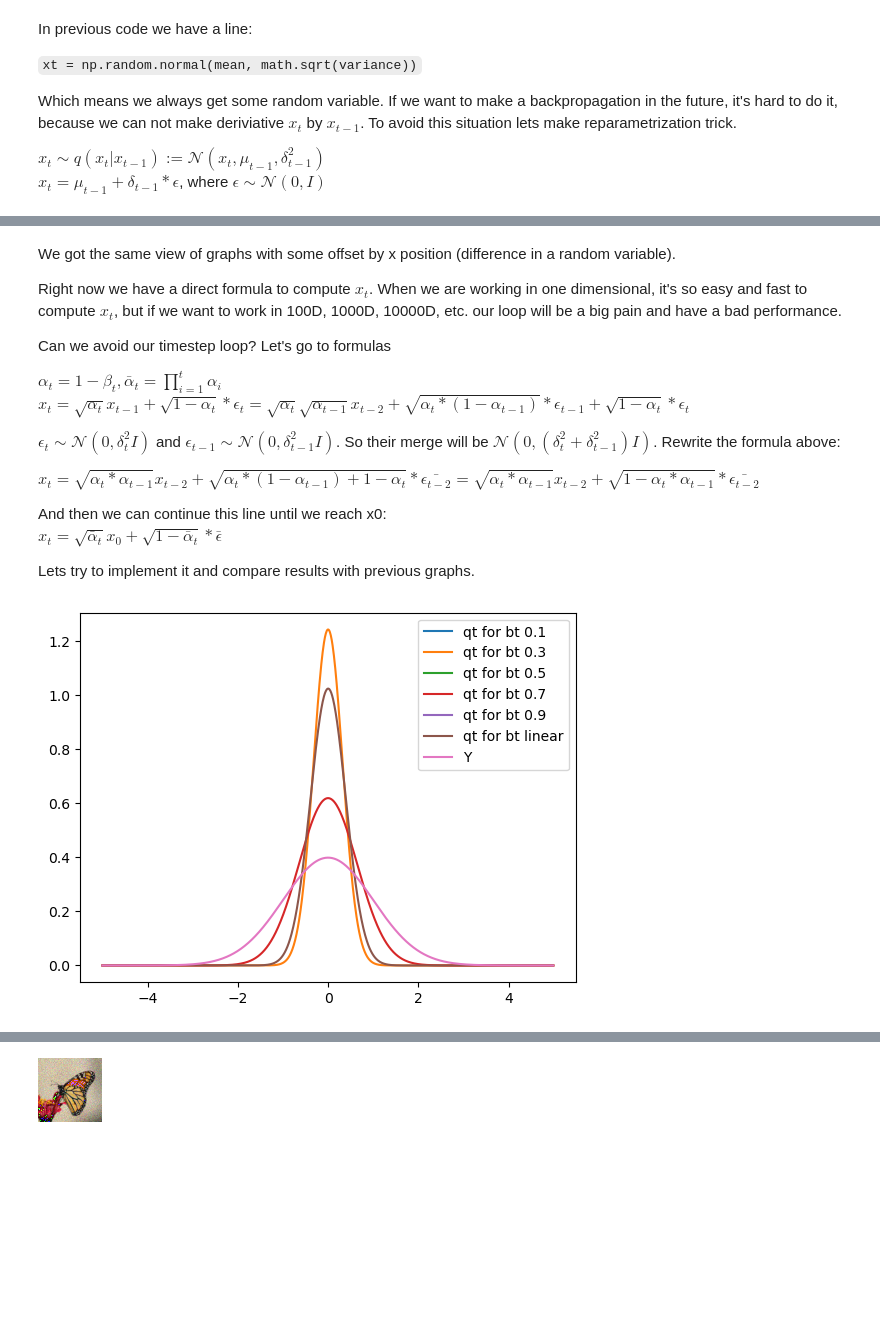
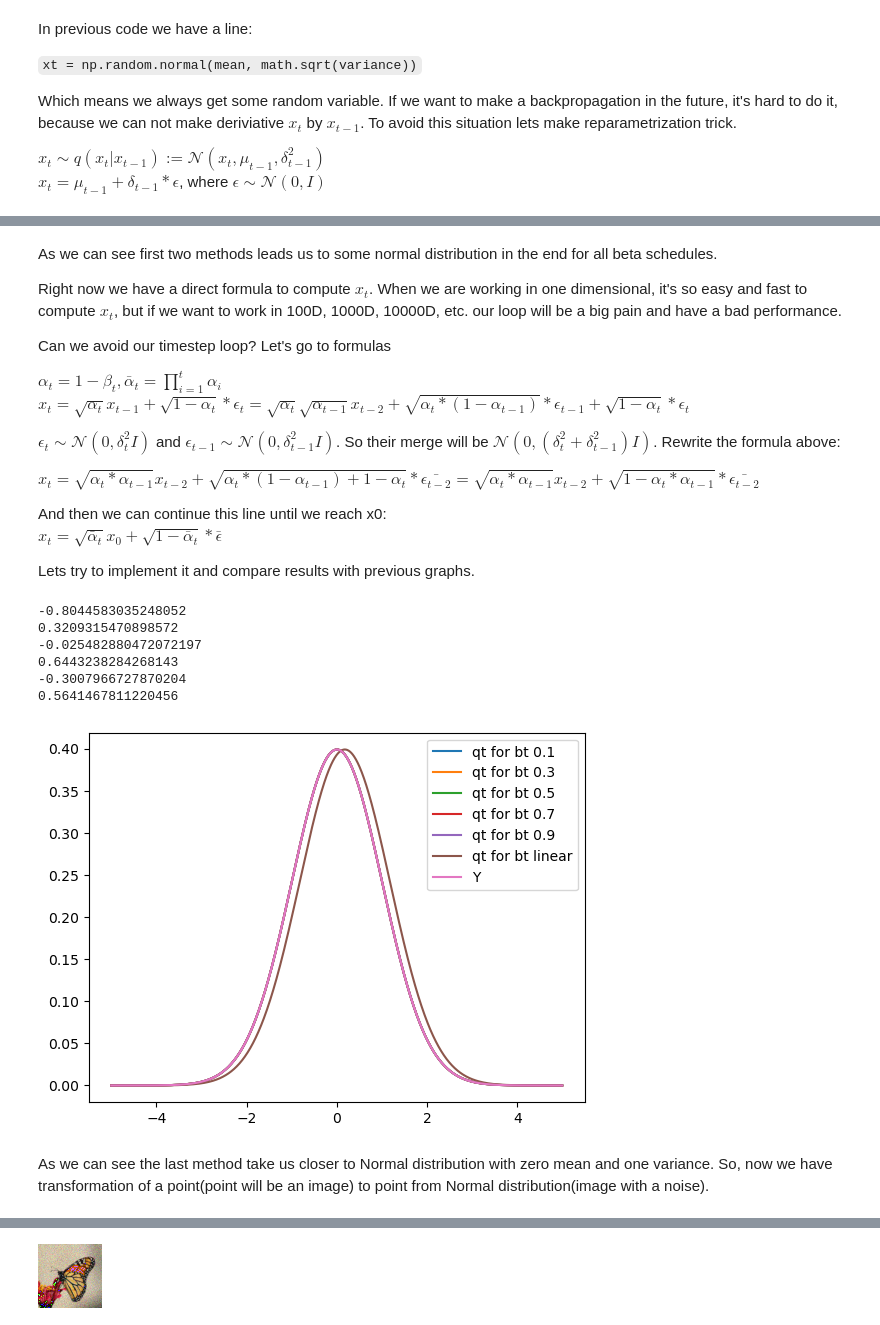
Before and after one commit to juraam/stable-diffusion-from-scratch, a Jupyter notebook: math_check.ipynb, the cells around one changed output, grey strips where cells are left out. Saved outputs shown, nothing was run; the diff lists cells and outputs as text; code cells hidden in the pictures; blank space fills up the shorter version.

```diff
--- a/math_check.ipynb
+++ b/math_check.ipynb
@@ -20,7 +24,7 @@ import utils
 utils.seed_everything(1000)
 
 # Number of timesteps
-timestep = 1000
+timestep = 800
 
 # Our interval
 xs = np.arange(-5, 5, 0.01)
@@ -40,7 +44,7 @@ different_schedules = [
 ]
 
 # set x0 some random value from -1 to 1
-x0 = np.random.uniform(-1,1)
+x0 = 3
 
 for bt in different_schedules:
 
@@ -56,11 +60,11 @@ for bt in different_schedules:
         mean = math.sqrt(1 - bt[t]) * xt
 
         # Calculate the variance
-        variance = math.sqrt(bt[t])
+        variance = bt[t]
 
         # Q is a normal distribution, so to get the next xt, we just get random element from our distribution
         xt = np.random.normal(mean, math.sqrt(variance))
-
+    print(xt)
     q_results = norm.pdf(xs, mean, math.sqrt(variance))
     plt.plot(xs, q_results, label=f"qt for bt {bt[0] if bt[0] == bt[-1] else 'linear'}")
 plt.plot(xs, y_results, label="Y")
@@ -114,5 +130,5 @@ plt.show()
 # %% [markdown]
-We got the same view of graphs with some offset by x position (difference in a random variable).
+As we can see first two methods leads us to some normal distribution in the end for all beta schedules.
 
 Right now we have a direct formula to compute $x_t$. When we are working in one dimensional, it's so easy and fast to compute $x_t$, but if we want to work in 100D, 1000D, 10000D, etc. our loop will be a big pain and have a bad performance.
 
@@ -132,18 +148,29 @@ Lets try to implement it and compare results with previous graphs.
 # %%
 # Fixed seed to get the same results
 utils.seed_everything(1000)
 
 for bt in different_schedules:
     alpha_t = 1 - bt
     cumprod_alpha_t = np.cumprod(alpha_t)
     mean = math.sqrt(cumprod_alpha_t[-1]) * x0
     variance = math.sqrt(1 - cumprod_alpha_t[-1])
     eps = np.random.normal(0, 1)
-
-    q_results = norm.pdf(xs, mean, variance * eps)
+    variance = variance
+    xt = mean + eps * variance
+    print(xt)
+    q_results = norm.pdf(xs, mean, math.sqrt(variance))
     plt.plot(xs, q_results, label=f"qt for bt {bt[0] if bt[0] == bt[-1] else 'linear'}")
 plt.plot(xs, y_results, label="Y")
 plt.legend()
 plt.show()
 # %% [output]
+-0.8044583035248052
+0.3209315470898572
+-0.025482880472072197
+0.6443238284268143
+-0.3007966727870204
+0.5641467811220456
-[figure, old version]
+[figure, new version]
+# %% [markdown]
+As we can see the last method take us closer to Normal distribution with zero mean and one variance.
+So, now we have transformation of a point(point will be an image) to point from Normal distribution(image with a noise).
```
Also changed, not shown: parts of 13 cells of this notebook, 1 other file.
